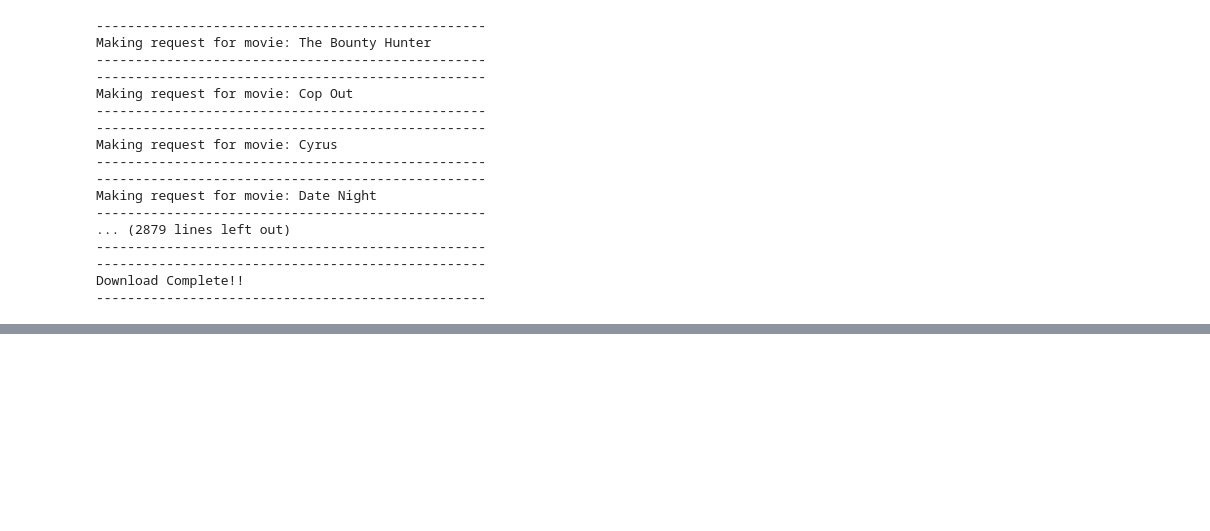
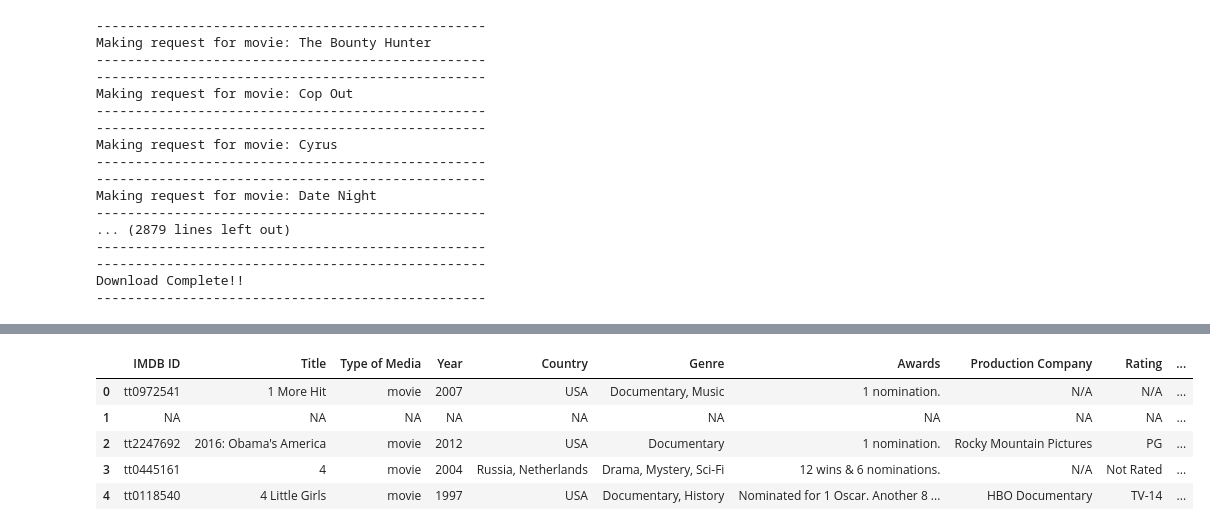
Before and after one commit to ltbird259/Project_1, a Jupyter notebook: API_JDH.ipynb, the cells around one changed output, grey strips where cells are left out. Saved outputs shown, nothing was run; the diff lists cells and outputs as text; code cells hidden in the pictures; blank space fills up the shorter version.

Commit message:
Documentary

```diff
--- a/API_JDH.ipynb
+++ b/API_JDH.ipynb
@@ -286,0 +289,21 @@ comedy_df.to_csv("Output/Comedy_dataframe.csv", index=False, header=True)
+# %%
+#Import CSV files and make the lists
+docu = pd.read_csv("Resources/Documentary.csv")
+docu_list= docu["Title"]
+# %%
+#Get information that we need
+#create lists that will become our movie's data
+#This block of code will be for our documentary data
+movie_response = []
+for movie in docu_list:
+    autoformat(f"Making request for item: {movie}")
+
+    #save post's JSON
+    try:
+        result = requests.get(url + str(movie)).json()
+        movie_response.append(result)
+    except KeyError:
+        pass
+        autoformat(f"{movie} failed to load")
+
+autoformat("Download Complete!!")
@@ -286,0 +392,25 @@ comedy_df.to_csv("Output/Comedy_dataframe.csv", index=False, header=True)
+# %%
+docu_dict = {
+    "IMDB ID" : imdb_id,
+    "Title" : title,
+    "Type of Media" : media_type,
+    "Year" : year,
+    "Country":country,
+    "Genre":genre,
+    "Awards":awards,
+    "Production Company":production,
+    "Rating":rated,
+    "Metascore":metascore,
+    "IMDB Rating":imdb_rating,
+    "# of Votes":imdb_votes
+}
+# %%
+docu_df = pd.DataFrame(docu_dict)
+docu_df.head()
+# %% [output]
+|  | IMDB ID | Title | Type of Media | Year | Country | Genre | Awards | Production Company | Rating | ... |
+| 0 | tt0972541 | 1 More Hit | movie | 2007 | USA | Documentary, Music | 1 nomination. | N/A | N/A | ... |
+| 1 | NA | NA | NA | NA | NA | NA | NA | NA | NA | ... |
+| 2 | tt2247692 | 2016: Obama's America | movie | 2012 | USA | Documentary | 1 nomination. | Rocky Mountain Pictures | PG | ... |
+| 3 | tt0445161 | 4 | movie | 2004 | Russia, Netherlands | Drama, Mystery, Sci-Fi | 12 wins & 6 nominations. | N/A | Not Rated | ... |
+| 4 | tt0118540 | 4 Little Girls | movie | 1997 | USA | Documentary, History | Nominated for 1 Oscar. Another 8 ... | HBO Documentary | TV-14 | ... |
```
Also changed, not shown: parts of 4 cells of this notebook, 2 other files.
